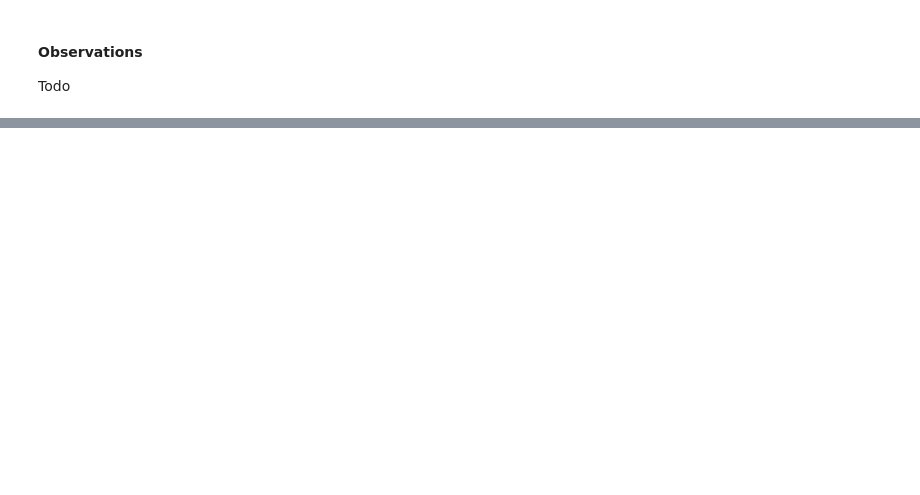
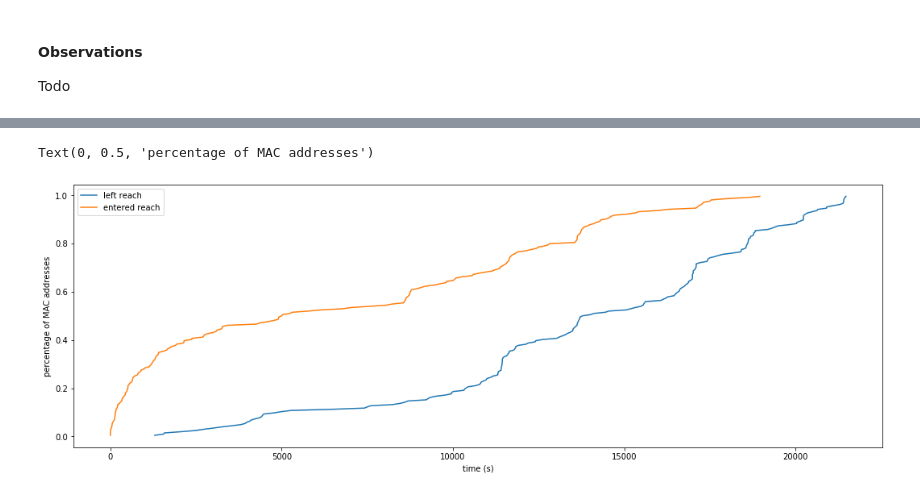
Before and after one commit to simonzachau/wifi-probes-analytics, a Jupyter notebook: analytics.ipynb, the cells around one changed output, grey strips where cells are left out. Cells and saved outputs as stored; diff of their text form; code cells hidden in the pictures; blank space fills up the shorter version.

```diff
--- a/analytics.ipynb
+++ b/analytics.ipynb
@@ -431,0 +517,13 @@ Todo
+# %%
+enter_reach = compute_cdf(filtered[:, 0] - timestamp_0)
+leave_reach = compute_cdf(np.sort(filtered[:, 1] - timestamp_0))
+
+plt.figure(figsize=(18, 6))
+plt.plot(*leave_reach)
+plt.plot(*enter_reach)
+plt.legend(('left reach', 'entered reach'))
+plt.xlabel('time (s)')
+plt.ylabel('percentage of MAC addresses')
+# %% [output]
+Text(0, 0.5, 'percentage of MAC addresses')
+[figure, added]
```
Also changed, not shown: parts of 27 cells of this notebook.
